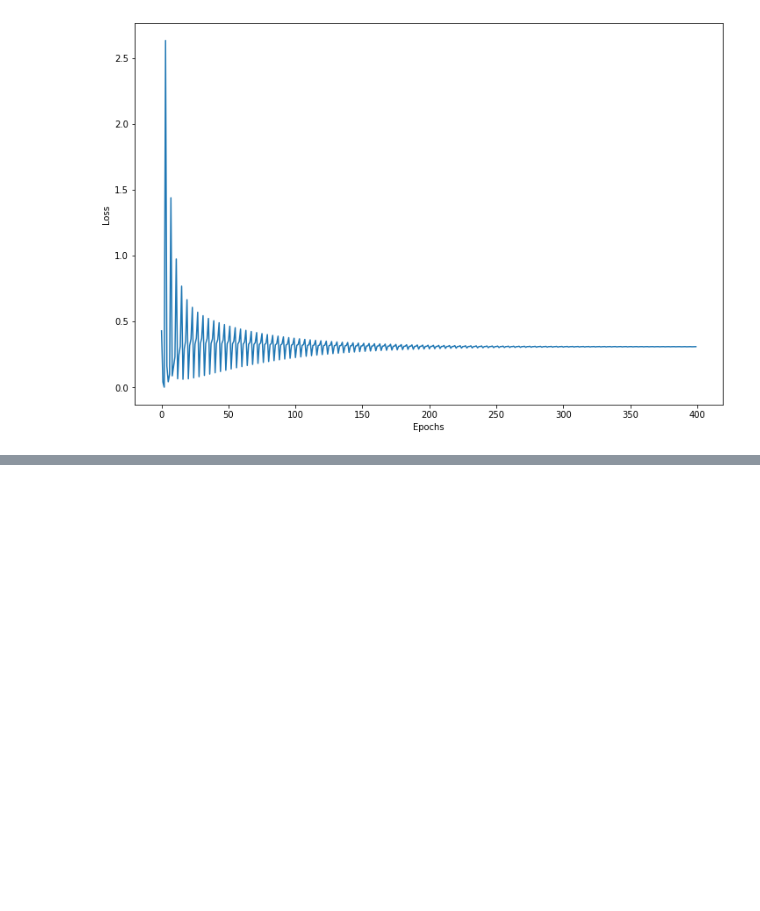
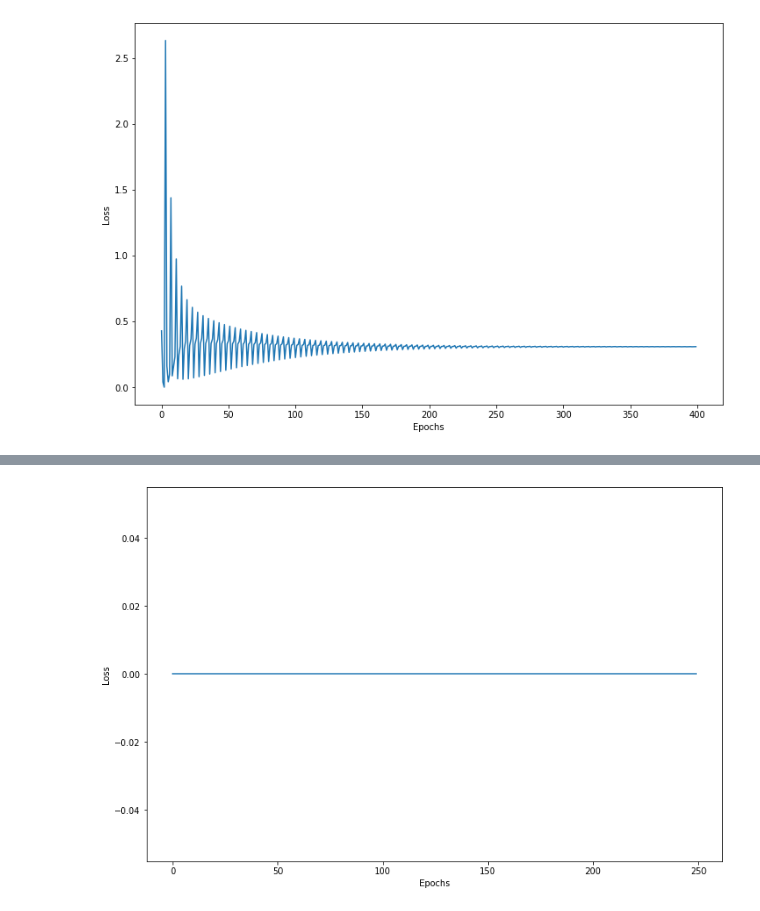
Before and after one commit to ilirsheraj/AutoEncoders-GANs, a Jupyter notebook: Chpt_01_Basics_DL.ipynb, the cells around one changed output, grey strips where cells are left out. Saved outputs shown, nothing was run; the diff lists cells and outputs as text; code cells hidden in the pictures; blank space fills up the shorter version.

```diff
--- a/Chpt_01_Basics_DL.ipynb
+++ b/Chpt_01_Basics_DL.ipynb
@@ -105,0 +124,43 @@ for input, labels in zip(X,Y):
+# %%
+# Define a custom-made activation function
+def relu_activation(sum):
+    if sum > 0:
+        return sum
+    else:
+        return 0
+# %%
+# Define a class, much more efficient
+class Perceptron(object):
+    def __init__(self, no_of_inputs, activation):
+        self.learning_rate = learning_rate
+        self.weights = np.zeros(no_of_inputs + 1)
+        self.activation = activation
+
+    def predict(self, inputs):
+        summation = np.dot(inputs, self.weights[1:]) + self.weights[0]
+        return self.activation(summation)
+
+    def train(self, training_inputs, training_labels, epochs = 100, learning_rate = 0.01):
+        history = []
+        for _ in range(epochs):
+            for inputs, labels in zip(training_inputs, training_labels):
+                prediction = self.predict(inputs)
+                loss = (label - prediction)
+                loss2 = loss*loss
+                history.append(loss2)
+                #print("loss = {}".format(loss))
+                self.weights[1:] += self.learning_rate * loss * inputs
+                self.weights[0] += self.learning_rate * loss
+        return history
+# %%
+# Instantiate the class
+perceptron = Perceptron(no_of_inputs, relu_activation)
+history = perceptron.train(X,Y, epochs=epochs)
+# %%
+figure = plt.figure(figsize=(12,8))
+plt.plot(history)
+plt.xlabel("Epochs")
+plt.ylabel("Loss")
+plt.show()
+# %% [output]
+[figure, added]
```
Also changed, not shown: parts of 6 cells of this notebook.
